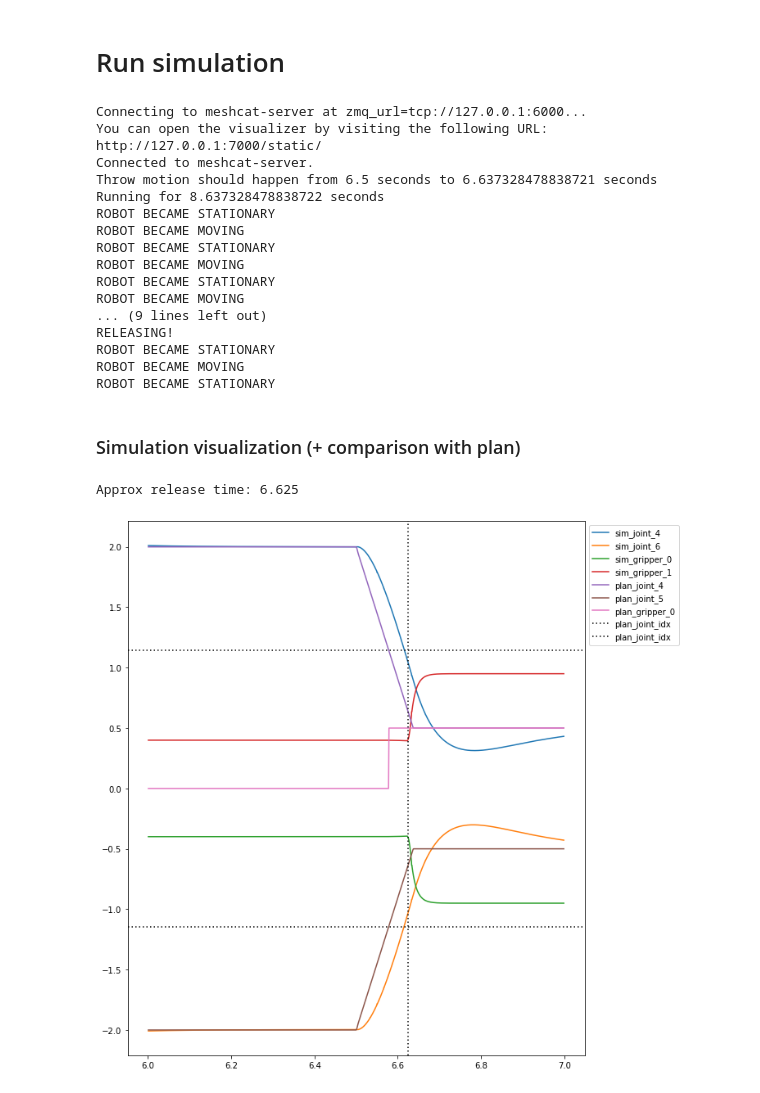
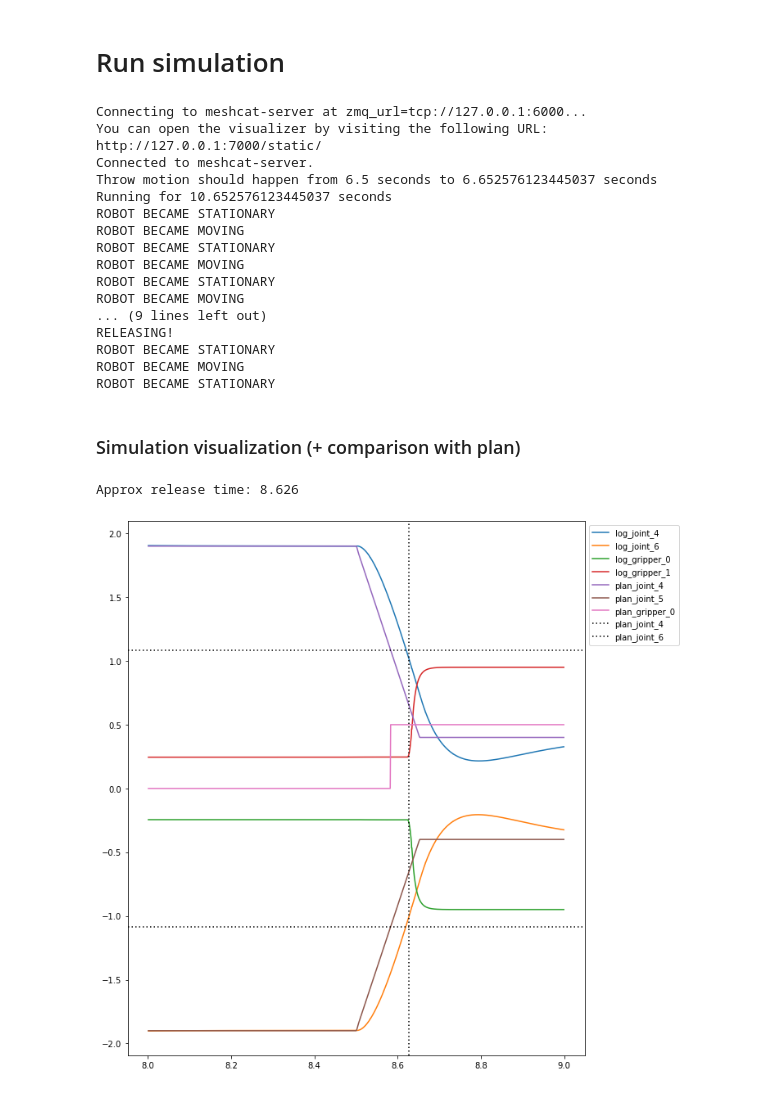
Before and after one commit to dxyang/manipulation, a Jupyter notebook: iiwa_toss_jointangles_v2.ipynb, the cells around one changed output. Saved outputs shown, nothing was run; the diff lists cells and outputs as text; code cells hidden in the pictures.

```diff
--- a/iiwa_toss_jointangles_v2.ipynb
+++ b/iiwa_toss_jointangles_v2.ipynb
@@ -259,0 +268,19 @@ Desired approach_angle (deg): -72.0
+# %%
+plt.figure(figsize=(4, 4))
+
+X, Y = np.meshgrid(np.linspace(0.05, 0.3, 50), np.linspace(0.1, 0.9, 100))
+Z = np.zeros_like(X).flatten()
+for idx, (x, y) in enumerate(zip(X.flatten(), Y.flatten())):
+    Z[idx] = 1 - min(np.log(1 + throw_objective([x, y])), 6)
+Z = Z.reshape(X.shape)
+
+plt.pcolormesh(X,Y,Z, shading='gouraud', cmap='jet')
+plt.xlabel("time required")
+plt.ylabel("release frac")
+plt.show();
+
+#ax = plt.axes(projection="3d")
+#ax.view_init(elev=20., azim=-45)
+#ax.plot_surface(X, Y, Z, cmap="jet");
+#ax.set_xlabel("time required");
+#ax.set_ylabel("release frac");
@@ -391,7 +420,7 @@ get_gripper_controller_3 = lambda station_plant: GripperControllerUsingIiwaState
     T_world_objectPickup=T_world_gripperObject,
     T_world_prethrow=T_world_prethrowPose,
     planned_launch_angle=launch_angle,
-    launch_angle_thresh=0.12,
+    launch_angle_thresh=3/ 180.0 * np.pi,
     dbg_state_prints=True
 )
 
@@ -421,6 +450,7 @@ meshcat.start_recording()
 print(f"Throw motion should happen from 6.5 seconds to {6.5 + throw_motion_time} seconds")
 print(f"Running for {q_traj.end_time() + fly_time} seconds")
 simulator.AdvanceTo(q_traj.end_time() + fly_time)
+#simulator.AdvanceTo(1.5)
 meshcat.stop_recording()
 meshcat.publish_recording()
 # %% [output]
@@ -428,8 +458,8 @@ Connecting to meshcat-server at zmq_url=tcp://127.0.0.1:6000...
 You can open the visualizer by visiting the following URL:
 http://127.0.0.1:7000/static/
 Connected to meshcat-server.
-Throw motion should happen from 6.5 seconds to 6.637328478838721 seconds
-Running for 8.637328478838722 seconds
+Throw motion should happen from 6.5 seconds to 6.652576123445037 seconds
+Running for 10.652576123445037 seconds
 ROBOT BECAME STATIONARY
 ROBOT BECAME MOVING
 ROBOT BECAME STATIONARY
@@ -447,41 +477,41 @@ ROBOT BECAME STATIONARY
 plt.figure(figsize=(10, 12))
 
 all_log_times = loggers["state"].sample_times()
-chosen_idxs = (6 < all_log_times) & (all_log_times < 7)
+chosen_idxs = (8 < all_log_times) & (all_log_times < 9)
 
 log_times = loggers["state"].sample_times()[chosen_idxs]
 log_states = loggers["state"].data()[:, chosen_idxs]
 
 for idx, r in enumerate(log_states[[10, 12]]):
-    plt.plot(log_times, r, label=f"sim_joint_{2*idx+4}")
+    plt.plot(log_times, r, label=f"log_joint_{2*idx+4}")
 for idx, r in enumerate(log_states[[14, 15]]):
-    plt.plot(log_times, 10 *r, label=f"sim_gripper_{idx}")
+    plt.plot(log_times, 10 *r, label=f"log_gripper_{idx}")
 
 q_plan = np.hstack([q_traj.value(t) for t in log_times])
 g_plan = np.hstack([g_traj.value(t) for t in log_times])
 for idx, r in enumerate(q_plan[[3, 5]]):
     plt.plot(log_times, r, label=f"plan_joint_{idx + 4}")
 for idx, r in enumerate(g_plan):
     plt.plot(log_times, r, label=f"plan_gripper_{idx}")
 
 for idx in [4, 6]:
     plt.axhline(
         y=release_ja[idx-1],
-        color="black", linestyle=(0, (1, 2)), label=f"plan_joint_idx"
+        color="black", linestyle=(0, (1, 2)), label=f"plan_joint_{idx}"
     );
 
 approx_release_idx = np.where(log_states[15] > log_states[15].min() + 1e-3)[0][0]
 approx_release_time = log_times[approx_release_idx]
 print(f"Approx release time: {approx_release_time}")
 plt.axvline(
     x=approx_release_time,
     color="black", linestyle=(0, (1, 2)), label=""
 );
 
 plt.legend(bbox_to_anchor=(1, 1), loc='upper left', ncol=1);
 # %% [output]
-Approx release time: 6.625
+Approx release time: 8.626
-[figure, old version]
+[figure, new version]
 # %%
 plt.plot(log_states[10], log_states[12]);
 plt.axvline(
```
Also changed, not shown: parts of 11 cells of this notebook, 1 other file.
